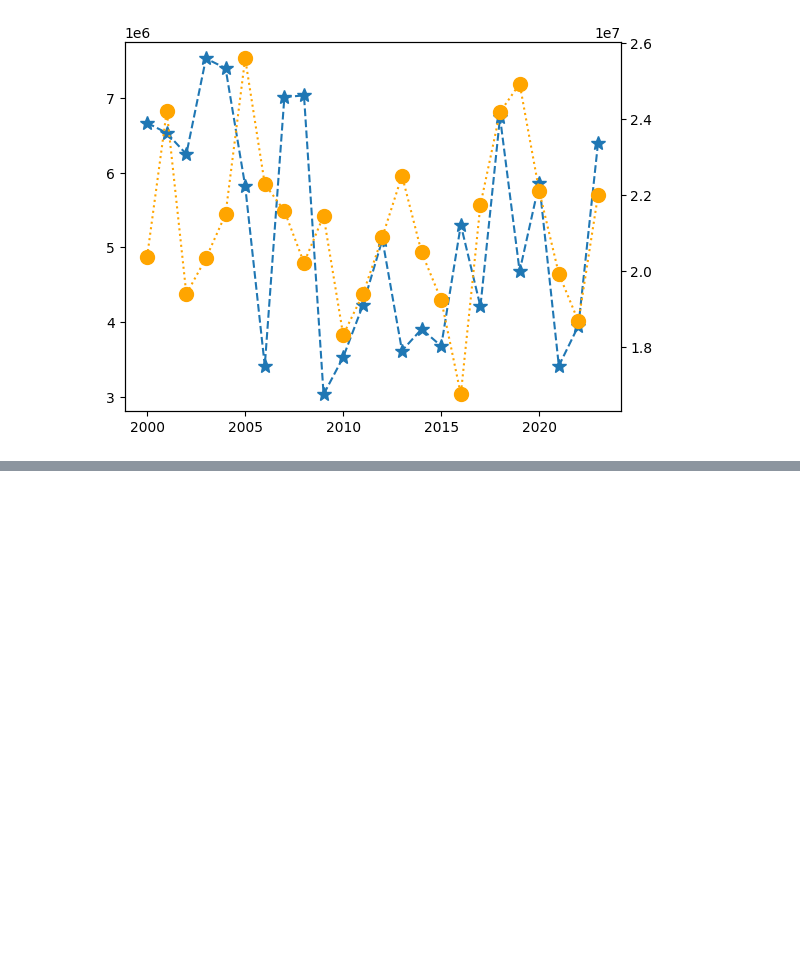
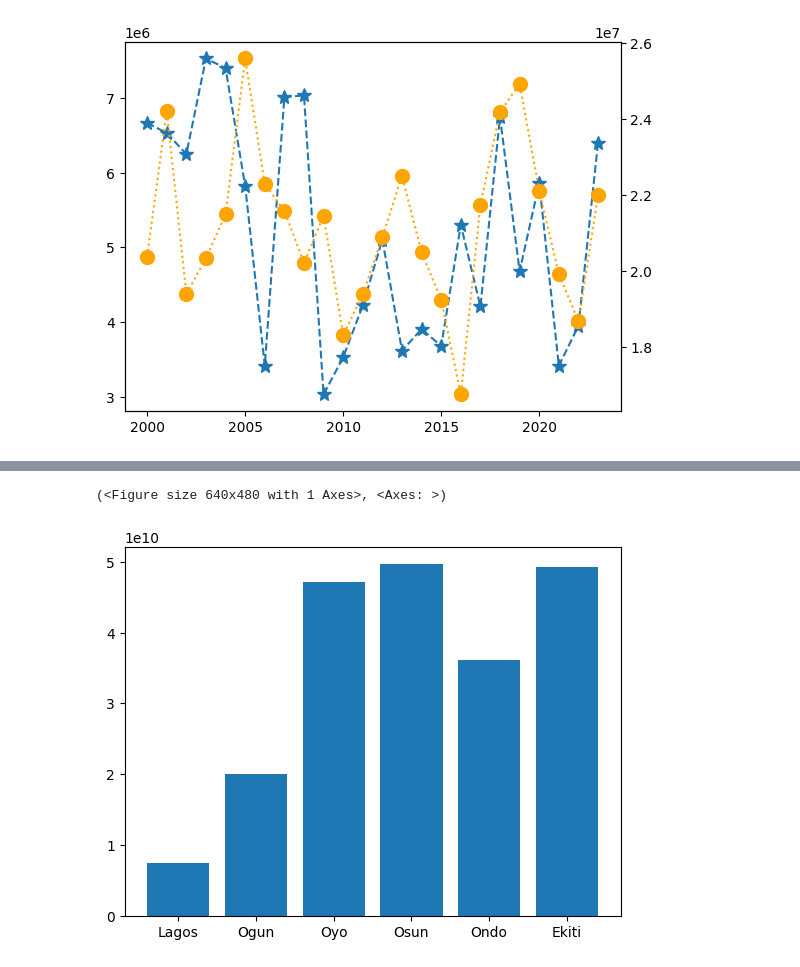
Before and after one commit to IbrahimHammed/PythonVisualization, a Jupyter notebook: PythonCharts.ipynb, the cells around one changed output, grey strips where cells are left out. Cells and saved outputs as stored; diff of their text form; code cells hidden in the pictures; blank space fills up the shorter version.

```diff
--- a/PythonCharts.ipynb
+++ b/PythonCharts.ipynb
@@ -411,3 +411,7 @@ DoubleAxisChart()
 [figure]
 # %%
 # Bar Chart
+# %%
+# connect and load external dataset
+url = "https://github.com/IbrahimHammed/PythonVisualizations/blob/main/IGRData.xlsx?raw=true"
+dfIGR = pd.read_excel(url)
@@ -413,0 +427,16 @@ DoubleAxisChart()
+# %%
+def BarChart():
+    fig, ax = plt.subplots()
+
+    ax.bar(
+        dfIGR.State,
+        dfIGR.IGR
+        )
+
+
+    return fig, ax
+# %%
+BarChart()
+# %% [output]
+(<Figure size 640x480 with 1 Axes>, <Axes: >)
+[figure, added]
```
Also changed, not shown: parts of 21 cells of this notebook.
